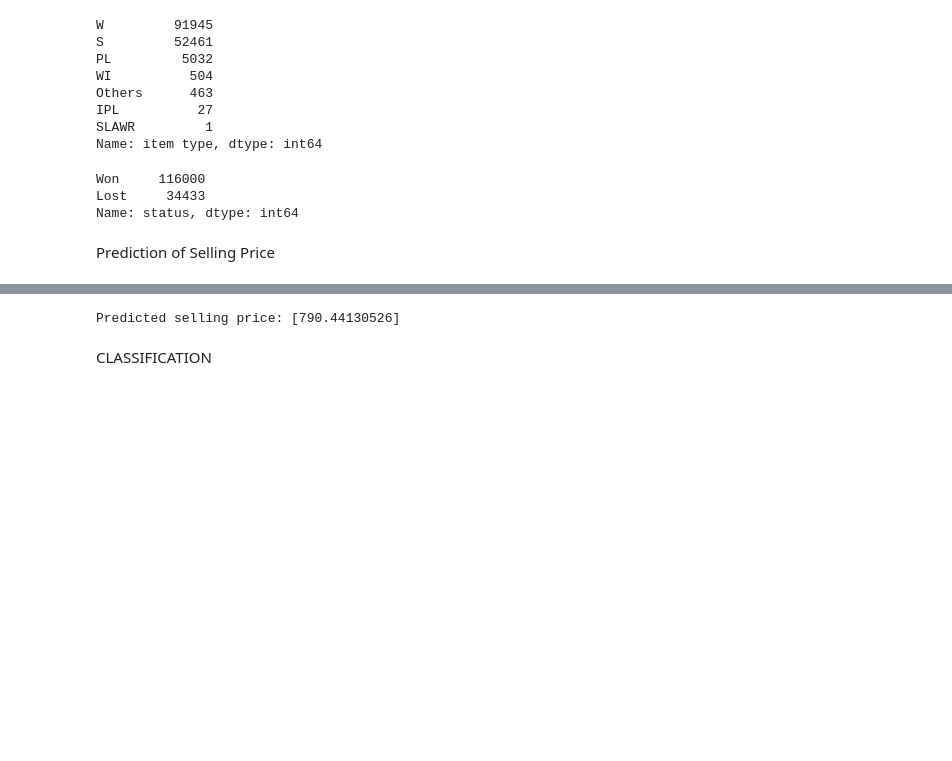
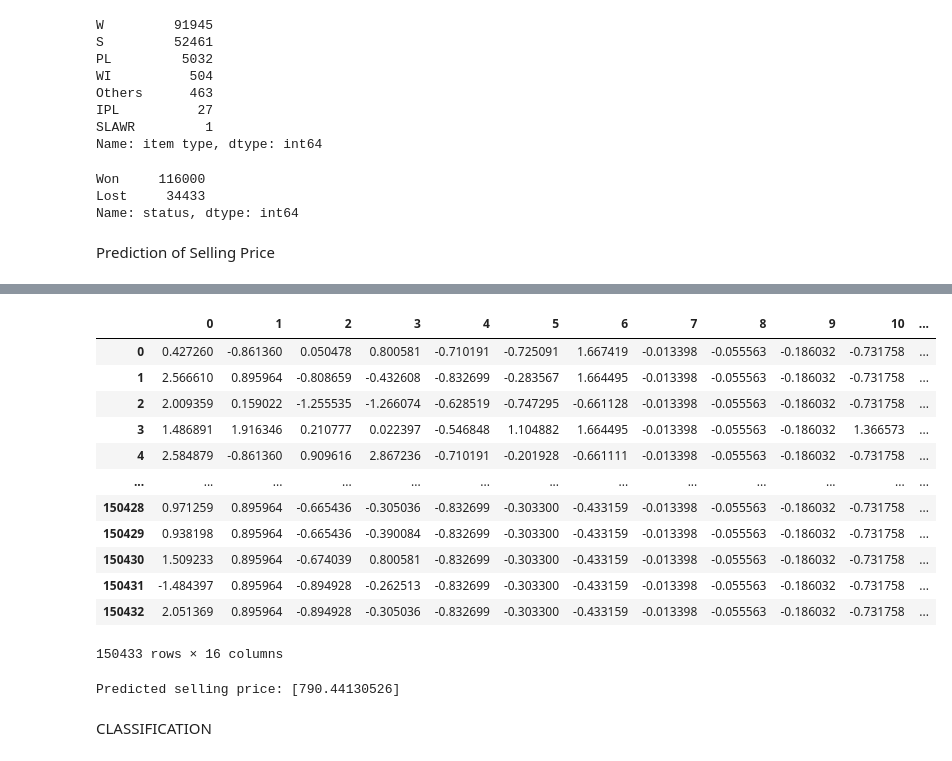
Before and after one commit to Priyanka2508/Coppersteel_Modelling, a Jupyter notebook: Project5_Coppersteel.ipynb, the cells around one changed output, grey strips where cells are left out. Cells and saved outputs as stored; diff of their text form; code cells hidden in the pictures; blank space fills up the shorter version.

```diff
--- a/Project5_Coppersteel.ipynb
+++ b/Project5_Coppersteel.ipynb
@@ -583,3 +583,20 @@ R-squared: 0.5805973275713314
+# %%
+X_trf = pd.DataFrame(X)
+X_trf
+# %% [output]
+|  | 0 | 1 | 2 | 3 | 4 | 5 | 6 | 7 | 8 | 9 | 10 | ... |
+| 0 | 0.427260 | -0.861360 | 0.050478 | 0.800581 | -0.710191 | -0.725091 | 1.667419 | -0.013398 | -0.055563 | -0.186032 | -0.731758 | ... |
+| 1 | 2.566610 | 0.895964 | -0.808659 | -0.432608 | -0.832699 | -0.283567 | 1.664495 | -0.013398 | -0.055563 | -0.186032 | -0.731758 | ... |
+| 2 | 2.009359 | 0.159022 | -1.255535 | -1.266074 | -0.628519 | -0.747295 | -0.661128 | -0.013398 | -0.055563 | -0.186032 | -0.731758 | ... |
+| 3 | 1.486891 | 1.916346 | 0.210777 | 0.022397 | -0.546848 | 1.104882 | 1.664495 | -0.013398 | -0.055563 | -0.186032 | 1.366573 | ... |
+| 4 | 2.584879 | -0.861360 | 0.909616 | 2.867236 | -0.710191 | -0.201928 | -0.661111 | -0.013398 | -0.055563 | -0.186032 | -0.731758 | ... |
+| ... | ... | ... | ... | ... | ... | ... | ... | ... | ... | ... | ... | ... |
+| 150428 | 0.971259 | 0.895964 | -0.665436 | -0.305036 | -0.832699 | -0.303300 | -0.433159 | -0.013398 | -0.055563 | -0.186032 | -0.731758 | ... |
+| 150429 | 0.938198 | 0.895964 | -0.665436 | -0.390084 | -0.832699 | -0.303300 | -0.433159 | -0.013398 | -0.055563 | -0.186032 | -0.731758 | ... |
+| 150430 | 1.509233 | 0.895964 | -0.674039 | 0.800581 | -0.832699 | -0.303300 | -0.433159 | -0.013398 | -0.055563 | -0.186032 | -0.731758 | ... |
+| 150431 | -1.484397 | 0.895964 | -0.894928 | -0.262513 | -0.832699 | -0.303300 | -0.433159 | -0.013398 | -0.055563 | -0.186032 | -0.731758 | ... |
+| 150432 | 2.051369 | 0.895964 | -0.894928 | -0.305036 | -0.832699 | -0.303300 | -0.433159 | -0.013398 | -0.055563 | -0.186032 | -0.731758 | ... |
+150433 rows × 16 columns
 # %%
 # ['quantity tons_log', 'application', 'thickness_log', 'width','country','customer','product_ref']].values, X_ohe, X_be
 new_sample = np.array([[np.log(35), 10, np.log(250), 0, 27,30203030,1670798778,'PL','Won']])
```
Also changed, not shown: parts of 4 cells of this notebook.
